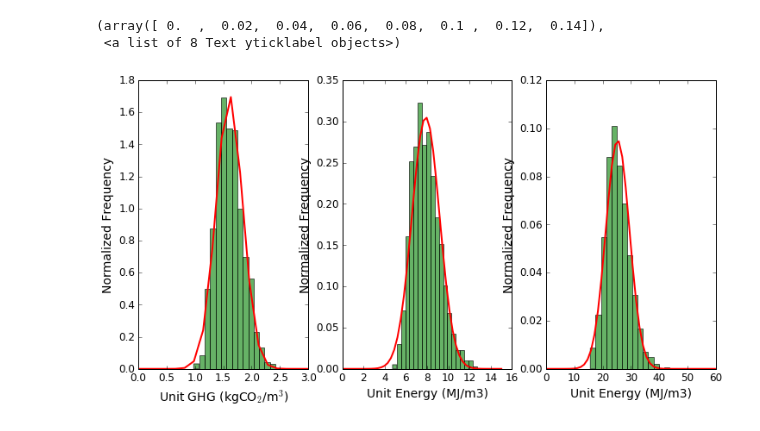
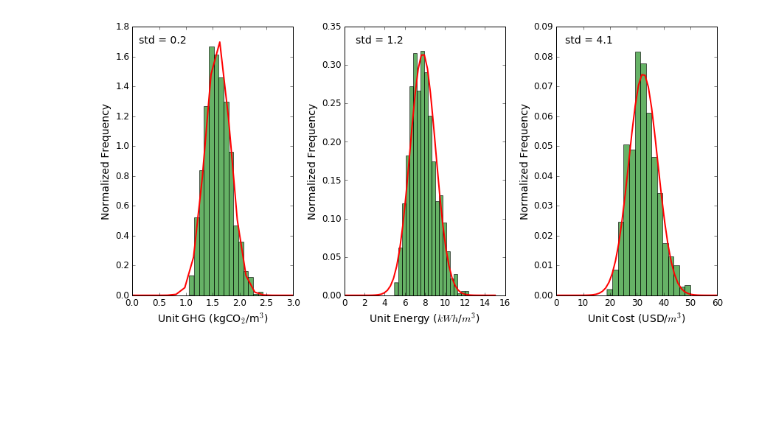
Before and after one commit to okavvada/Urine-Project, a Jupyter notebook: Uncertainty_analysis_model.ipynb, the cells around one changed output. Drawn from its saved outputs; the diff is of its cells as text; code cells hidden in the pictures; blank space fills up the shorter version.

```diff
--- a/Uncertainty_analysis_model.ipynb
+++ b/Uncertainty_analysis_model.ipynb
@@ -57,38 +46,40 @@ param = norm.fit(tot_GHG)
 x = np.linspace(0,8)
 # fitted distribution
 pdf_fitted = norm.pdf(x,loc=param[0],scale=param[1])
 plt.plot(x,pdf_fitted,'r-', linewidth = 2)
 plt.ylabel("Normalized Frequency", fontsize=14)
 plt.xticks(fontsize=12)
 plt.yticks(fontsize=12)
 
 ax = fig.add_subplot(1, 3, 2)
 plt.hist(tot_Energy,bins=20,normed=1, alpha = 0.6, color = 'green')
-plt.xlabel('Unit Energy (MJ/m3)',fontsize=14)
+plt.xlabel('Unit Energy ($kWh$/$m^3$)',fontsize=14)
 param2 = norm.fit(tot_Energy)
 x2 = np.linspace(0,15)
 # fitted distribution
 pdf_fitted2 = norm.pdf(x2,loc=param2[0],scale=param2[1])
 plt.plot(x2,pdf_fitted2,'r-', linewidth = 2)
 plt.ylabel("Normalized Frequency", fontsize=14)
 plt.xticks(fontsize=12)
 plt.yticks(fontsize=12)
 
 ax = fig.add_subplot(1, 3, 3)
 plt.hist(tot_Cost,bins=15,normed=1, alpha = 0.6, color = 'green')
-plt.xlabel('Unit Energy (MJ/m3)',fontsize=14)
+plt.xlabel('Unit Cost (USD/$m^3$)',fontsize=14)
 param2 = norm.fit(tot_Cost)
 x2 = np.linspace(0,60)
 # fitted distribution
 pdf_fitted2 = norm.pdf(x2,loc=param2[0],scale=param2[1])
 plt.plot(x2,pdf_fitted2,'r-', linewidth = 2)
 plt.ylabel("Normalized Frequency", fontsize=14)
 plt.xticks(fontsize=12)
 plt.yticks(fontsize=12)
+plt.text(-2.45, 0.95,'std = 0.2',fontsize=14, ha='center', va='center', transform=ax.transAxes)
+plt.text(-1.1, 0.95,'std = 1.2',fontsize=14, ha='center', va='center', transform=ax.transAxes)
+plt.text(0.2, 0.95,'std = 4.1',fontsize=14, ha='center', va='center', transform=ax.transAxes)
+plt.tight_layout()
 # %% [output]
-(array([ 0.  ,  0.02,  0.04,  0.06,  0.08,  0.1 ,  0.12,  0.14]),
- <a list of 8 Text yticklabel objects>)
-[figure, old version]
+[figure, new version]
 # %%
 var_GHG = describe(tot_GHG)[3]
 std_GHG = math.sqrt(var_GHG)
```
Also changed, not shown: parts of 4 cells of this notebook, 8 other files.
